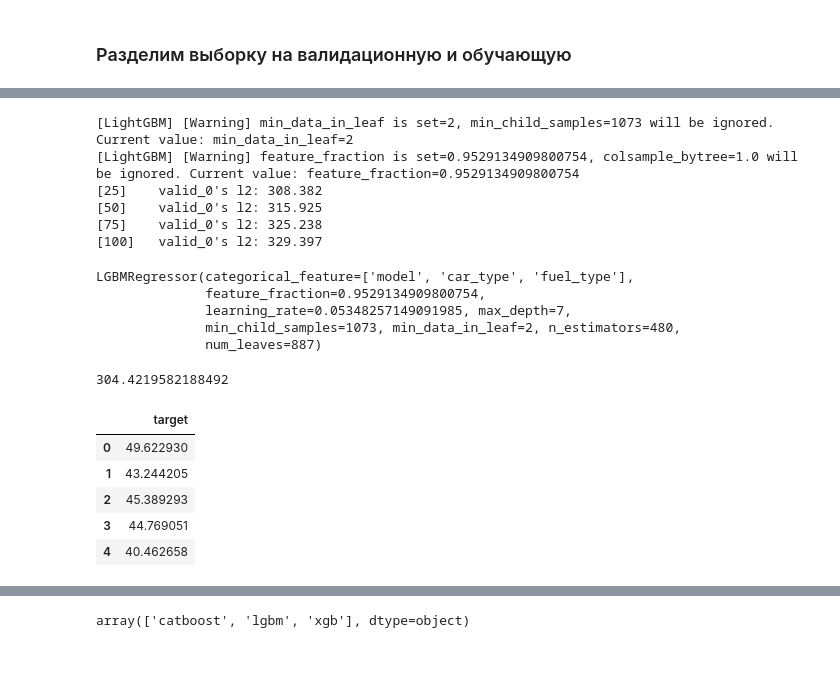
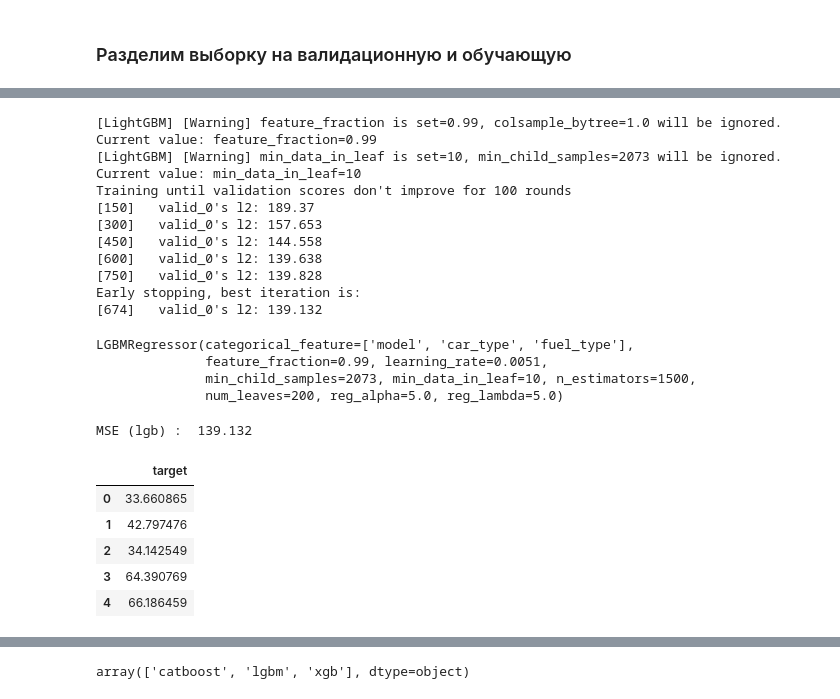
Before and after one commit to a-milenkin/Competitive_Data_Science, a Jupyter notebook: notebooks/6.1 - Blending.ipynb, the cells around one changed output, grey strips where cells are left out. Cells and saved outputs as stored; diff of their text form; code cells hidden in the pictures; blank space fills up the shorter version.

```diff
--- a/notebooks/6.1 - Blending.ipynb
+++ b/notebooks/6.1 - Blending.ipynb
@@ -92,3 +99,9 @@ cat_model = CatBoostRegressor(**params_cat)
 # %%
-cat_model.fit(X_train, y_train, verbose=100, eval_set=(X_val, y_val), early_stopping_rounds=100)
+cat_model.fit(
+    X_train,
+    y_train,
+    verbose=100,
+    eval_set=(X_val, y_val),
+    early_stopping_rounds=150,
+)
 # %% [output]
@@ -133,10 +145,15 @@ warnings.filterwarnings("ignore")
 # %%
-params_lgbm = {'num_leaves': 887,
-               'n_estimators': 480,
-               'max_depth': 7,
-               'min_child_samples': 1073,
-               'learning_rate': 0.05348257149091985,
-               'min_data_in_leaf': 2,
-               'feature_fraction': 0.9529134909800754,
-               'categorical_feature': cat_cols
-              }
+params_lgbm = {
+    "num_leaves": 200,
+    "n_estimators": 1500,
+    # "max_depth": 7,
+    "min_child_samples": 2073,
+    "learning_rate": 0.0051,
+    "min_data_in_leaf": 10,
+    "feature_fraction": 0.99,
+    "categorical_feature": cat_cols,
+    'reg_alpha' : 5.0,
+    'reg_lambda' : 5.0,
+}
+
+lgbm_model = lgbm.LGBMRegressor(**params_lgbm)
@@ -145,30 +160,39 @@ lgbm_model = lgbm.LGBMRegressor(**params_lgbm)
 # %%
-lgbm_model.fit(X_train, y_train, eval_set=(X_val, y_val), early_stopping_rounds=100, verbose=25)
+lgbm_model.fit(
+    X_train,
+    y_train,
+    eval_set=(X_val, y_val),
+    early_stopping_rounds=100,
+    verbose=150,
+)
 # %% [output]
-[LightGBM] [Warning] min_data_in_leaf is set=2, min_child_samples=1073 will be ignored. Current value: min_data_in_leaf=2
-[LightGBM] [Warning] feature_fraction is set=0.9529134909800754, colsample_bytree=1.0 will be ignored. Current value: feature_fraction=0.9529134909800754
-[25]    valid_0's l2: 308.382
-[50]    valid_0's l2: 315.925
-[75]    valid_0's l2: 325.238
-[100]   valid_0's l2: 329.397
+[LightGBM] [Warning] feature_fraction is set=0.99, colsample_bytree=1.0 will be ignored. Current value: feature_fraction=0.99
+[LightGBM] [Warning] min_data_in_leaf is set=10, min_child_samples=2073 will be ignored. Current value: min_data_in_leaf=10
+Training until validation scores don't improve for 100 rounds
+[150]   valid_0's l2: 189.37
+[300]   valid_0's l2: 157.653
+[450]   valid_0's l2: 144.558
+[600]   valid_0's l2: 139.638
+[750]   valid_0's l2: 139.828
+Early stopping, best iteration is:
+[674]   valid_0's l2: 139.132
 LGBMRegressor(categorical_feature=['model', 'car_type', 'fuel_type'],
-              feature_fraction=0.9529134909800754,
-              learning_rate=0.05348257149091985, max_depth=7,
-              min_child_samples=1073, min_data_in_leaf=2, n_estimators=480,
-              num_leaves=887)
+              feature_fraction=0.99, learning_rate=0.0051,
+              min_child_samples=2073, min_data_in_leaf=10, n_estimators=1500,
+              num_leaves=200, reg_alpha=5.0, reg_lambda=5.0)
 # %%
-mean_squared_error(lgbm_model.predict(X_val), y_val)
+print('MSE (lgb) : ', mean_squared_error(lgbm_model.predict(X_val), y_val).round(3))
 # %% [output]
-304.4219582188492
+MSE (lgb) :  139.132
 # %%
-submit = pd.DataFrame({'target': lgbm_model.predict(X_val).reshape(-1)})
-submit.to_csv('../data/blending/regression/lgbm_preds.csv', index=False)
+submit = pd.DataFrame({"target": lgbm_model.predict(X_val).reshape(-1)})
+submit.to_csv("../tmp_data/lgbm_preds.csv", index=False)
 submit.head()
 # %% [output]
 |  | target |
-| 0 | 49.622930 |
-| 1 | 43.244205 |
-| 2 | 45.389293 |
-| 3 | 44.769051 |
-| 4 | 40.462658 |
+| 0 | 33.660865 |
+| 1 | 42.797476 |
+| 2 | 34.142549 |
+| 3 | 64.390769 |
+| 4 | 66.186459 |
 # %% [markdown]
```
Also changed, not shown: parts of 52 cells of this notebook, 28 other files.
